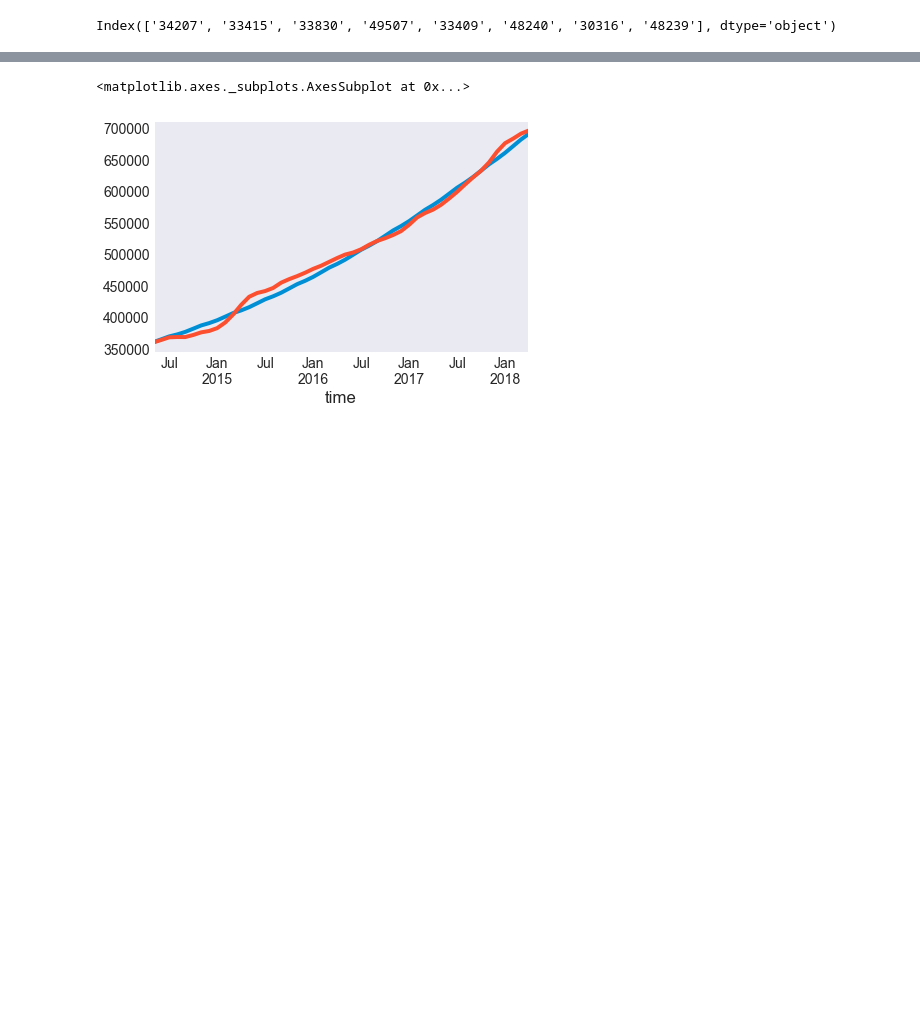
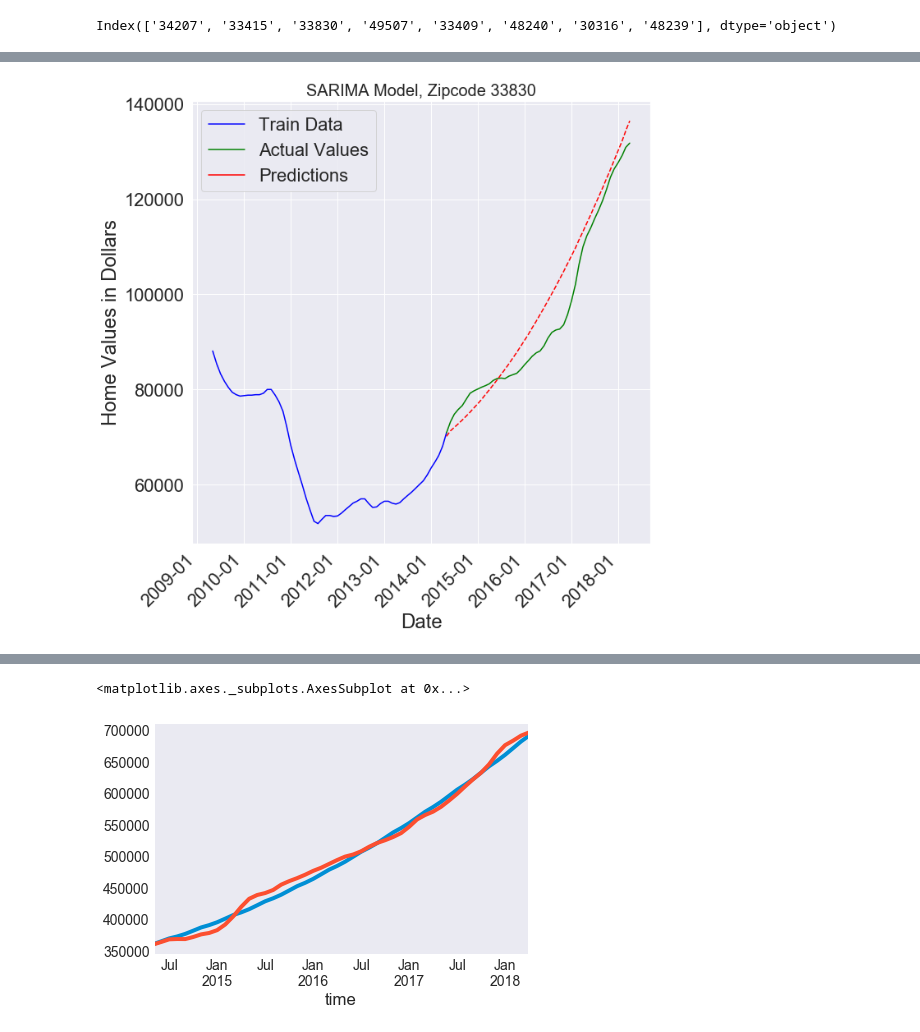
Before and after one commit to anewt225/mod_4_project, a Jupyter notebook: notebooks/EDA-Models.ipynb, the cells around one changed output, grey strips where cells are left out. Cells and saved outputs as stored; diff of their text form; code cells hidden in the pictures; blank space fills up the shorter version.

```diff
--- a/notebooks/EDA-Models.ipynb
+++ b/notebooks/EDA-Models.ipynb
@@ -659,0 +816,4 @@ ax.format_ydata = lambda x: '$%1.2f' % x
+# %%
+plot_preds('33830')
+# %% [output]
+[figure, added]
```
Also changed, not shown: parts of 25 cells of this notebook, 6 other files.
